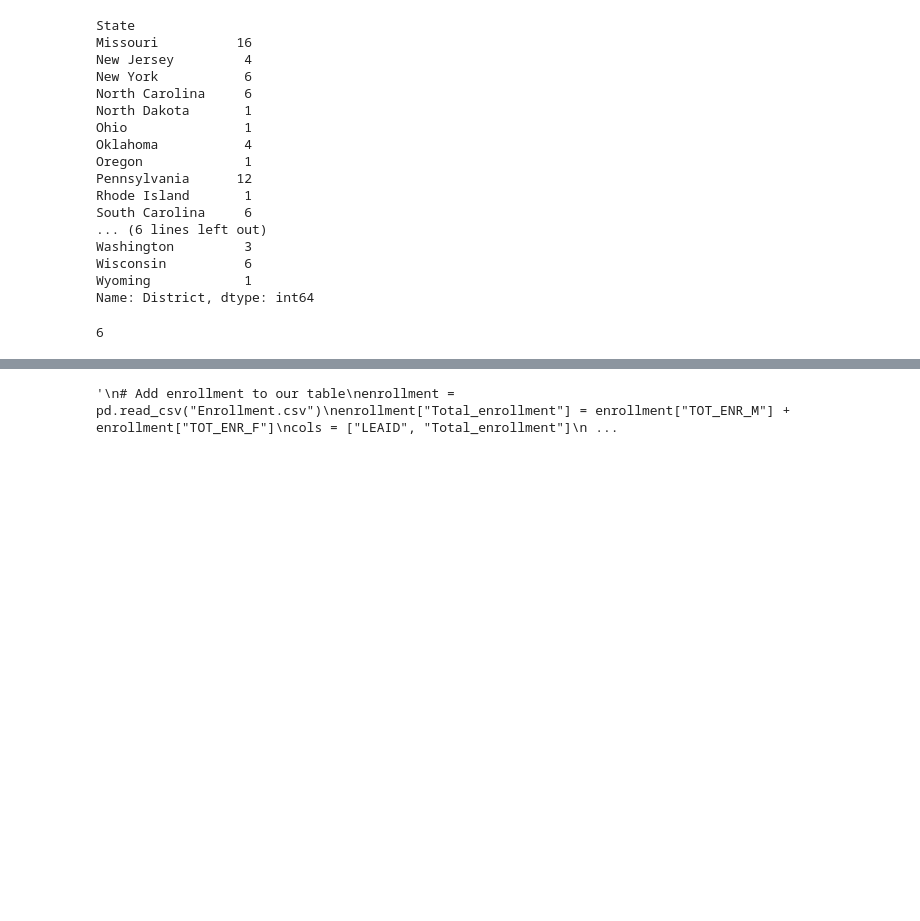
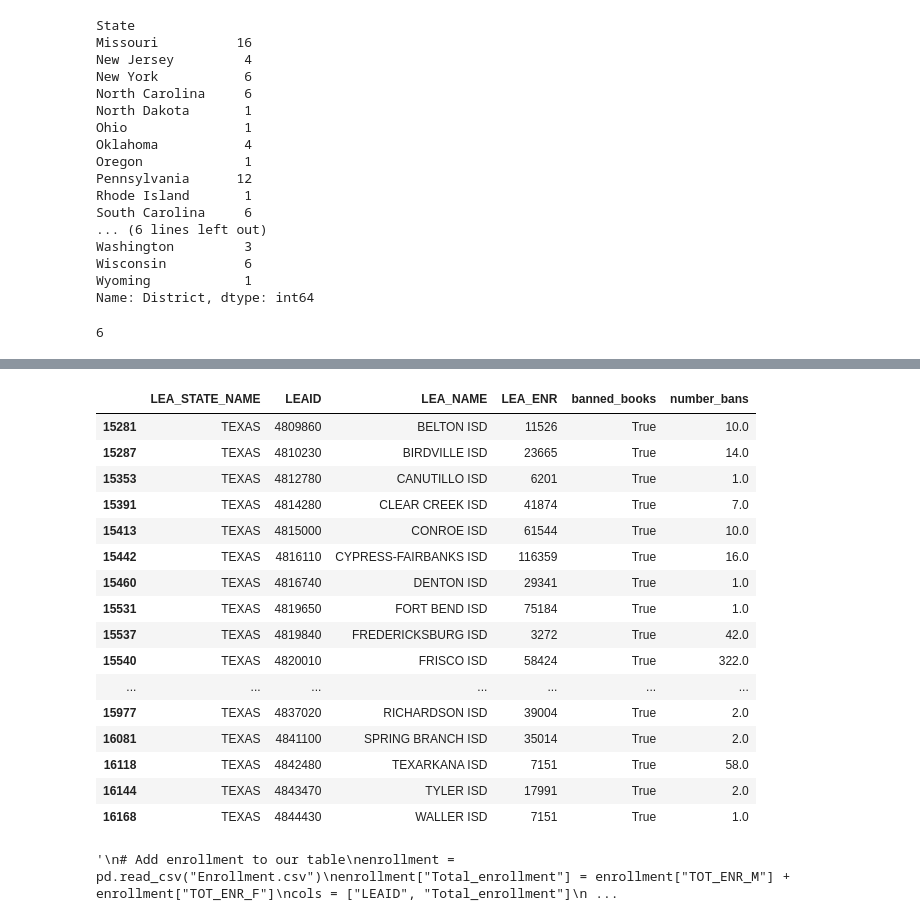
Before and after one commit to sanions/bookbans, a Jupyter notebook: table_creation.ipynb, the cells around one changed output, grey strips where cells are left out. Saved outputs shown, nothing was run; the diff lists cells and outputs as text; code cells hidden in the pictures; blank space fills up the shorter version.

```diff
--- a/table_creation.ipynb
+++ b/table_creation.ipynb
@@ -105,10 +137,33 @@ books['matched_name'] = [matching_district_names.get(d, None) for d in books['Di
 # %%
 # Only keep specific cols of a df so that we can start fresh with a LEAIID
 cols_to_keep = ["LEA_STATE_NAME", "LEAID", "LEA_NAME", "LEA_ENR"]
 lea = lea[cols_to_keep]
 merged = lea.copy()
 merged["banned_books"] = np.where((lea['LEA_NAME'].isin(books['matched_name'])) & (lea['LEA_STATE_NAME'].isin(books['STATE'])), True, False)
+
+counts = books['matched_name'].value_counts()
+merged["number_bans"] = merged["LEA_NAME"].map(counts)
+
 merged = merged.loc[merged["LEA_STATE_NAME"] == "TEXAS"]
+merged.loc[merged["number_bans"] > 0]
+# %% [output]
+|  | LEA_STATE_NAME | LEAID | LEA_NAME | LEA_ENR | banned_books | number_bans |
+| 15281 | TEXAS | 4809860 | BELTON ISD | 11526 | True | 10.0 |
+| 15287 | TEXAS | 4810230 | BIRDVILLE ISD | 23665 | True | 14.0 |
+| 15353 | TEXAS | 4812780 | CANUTILLO ISD | 6201 | True | 1.0 |
+| 15391 | TEXAS | 4814280 | CLEAR CREEK ISD | 41874 | True | 7.0 |
+| 15413 | TEXAS | 4815000 | CONROE ISD | 61544 | True | 10.0 |
+| 15442 | TEXAS | 4816110 | CYPRESS-FAIRBANKS ISD | 116359 | True | 16.0 |
+| 15460 | TEXAS | 4816740 | DENTON ISD | 29341 | True | 1.0 |
+| 15531 | TEXAS | 4819650 | FORT BEND ISD | 75184 | True | 1.0 |
+| 15537 | TEXAS | 4819840 | FREDERICKSBURG ISD | 3272 | True | 42.0 |
+| 15540 | TEXAS | 4820010 | FRISCO ISD | 58424 | True | 322.0 |
+| ... | ... | ... | ... | ... | ... | ... |
+| 15977 | TEXAS | 4837020 | RICHARDSON ISD | 39004 | True | 2.0 |
+| 16081 | TEXAS | 4841100 | SPRING BRANCH ISD | 35014 | True | 2.0 |
+| 16118 | TEXAS | 4842480 | TEXARKANA ISD | 7151 | True | 58.0 |
+| 16144 | TEXAS | 4843470 | TYLER ISD | 17991 | True | 2.0 |
+| 16168 | TEXAS | 4844430 | WALLER ISD | 7151 | True | 1.0 |
 # %%
 ### TLDR; I'm dumb and didn't realize there was an LEA_ENR col. But verified that both ways of caluclating achieves the same result!
 '''
```
Also changed, not shown: parts of 4 cells of this notebook, 32 other files.
